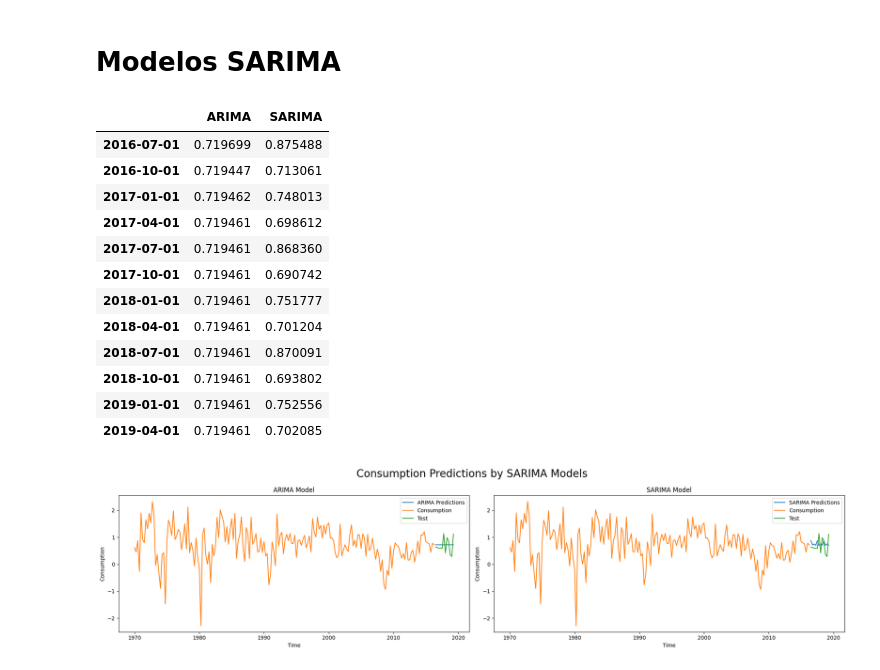
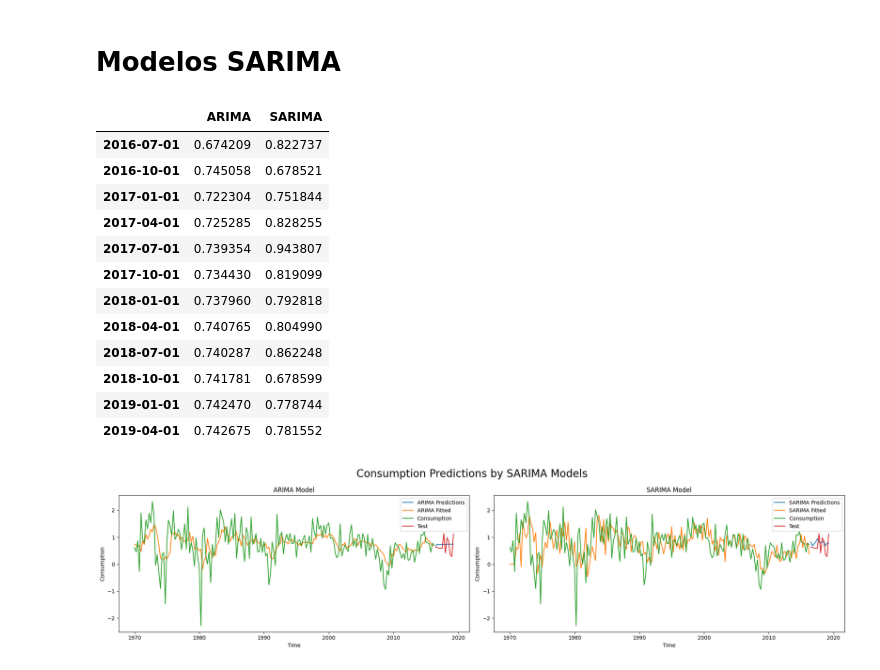
Before and after one commit to GabrielJP314/time-series, a Jupyter notebook: sarima_models.ipynb, the cells around one changed output. Drawn from its saved outputs; the diff is of its cells as text; code cells hidden in the pictures.

Commit message:
Update sarima models

```diff
--- a/sarima_models.ipynb
+++ b/sarima_models.ipynb
@@ -79,53 +148,62 @@ plt.show()
 consumption_train = us_change['Consumption'].iloc[:-12]
 consumption_test = us_change['Consumption'].iloc[-12:]
 
-arima = models.ARIMA(1, 1, 1)
+arima = models.ARIMA(3, 0, 1)
 arima.fit(consumption_train)
 
-sarima = models.SARIMA(1, 1, 1, 1, 1, 1, 4)
+sarima = models.SARIMA(3, 0, 1, 2, 1, 0, 4)
 sarima.fit(consumption_train)
 
+# Create a DataFrame with the predictions
 predictions = pd.DataFrame({
     'ARIMA': arima.predict(12),
     'SARIMA': sarima.predict(12)
 })
 
+fitted_values = pd.DataFrame({
+    'ARIMA': arima.fitted_values,
+    'SARIMA': sarima.fitted_values
+})
+
 predictions
 # %% [output]
 |  | ARIMA | SARIMA |
-| 2016-07-01 | 0.719699 | 0.875488 |
-| 2016-10-01 | 0.719447 | 0.713061 |
-| 2017-01-01 | 0.719462 | 0.748013 |
-| 2017-04-01 | 0.719461 | 0.698612 |
-| 2017-07-01 | 0.719461 | 0.868360 |
-| 2017-10-01 | 0.719461 | 0.690742 |
-| 2018-01-01 | 0.719461 | 0.751777 |
-| 2018-04-01 | 0.719461 | 0.701204 |
-| 2018-07-01 | 0.719461 | 0.870091 |
-| 2018-10-01 | 0.719461 | 0.693802 |
-| 2019-01-01 | 0.719461 | 0.752556 |
-| 2019-04-01 | 0.719461 | 0.702085 |
+| 2016-07-01 | 0.674209 | 0.822737 |
+| 2016-10-01 | 0.745058 | 0.678521 |
+| 2017-01-01 | 0.722304 | 0.751844 |
+| 2017-04-01 | 0.725285 | 0.828255 |
+| 2017-07-01 | 0.739354 | 0.943807 |
+| 2017-10-01 | 0.734430 | 0.819099 |
+| 2018-01-01 | 0.737960 | 0.792818 |
+| 2018-04-01 | 0.740765 | 0.804990 |
+| 2018-07-01 | 0.740287 | 0.862248 |
+| 2018-10-01 | 0.741781 | 0.678599 |
+| 2019-01-01 | 0.742470 | 0.778744 |
+| 2019-04-01 | 0.742675 | 0.781552 |
 # %%
 fig, axes = plt.subplots(1, 2, figsize=(20, 5), sharex=True)
 fig.suptitle('Consumption Predictions by SARIMA Models', fontsize=20)
 for ax, model in zip(axes.flatten(), predictions.columns):
     # Create a new series for the predictions
     prediction_series = pd.Series(predictions[model].values,
                                   index=pd.date_range(start=consumption_train.index[-1], periods=12, freq='QE'))
 
 
     # Plot the prediction series
     sns.lineplot(data=prediction_series, ax=ax, label=f'{model} Predictions')
 
+    # Plot the fitted values
+    sns.lineplot(data=fitted_values[model], ax=ax, label=f'{model} Fitted')
+
     #plot consumption data
     sns.lineplot(data=consumption_train, ax=ax, label='Consumption')
     sns.lineplot(data=consumption_test, ax=ax, label='Test')
 
     ax.set_title(f'{model} Model')
     ax.set_xlabel('Time')
     ax.set_ylabel('Consumption')
 
 plt.tight_layout()
 plt.show()
 # %% [output]
-[figure, old version]
+[figure, new version]
```
Also changed, not shown: parts of 10 cells of this notebook, 1 other file.
